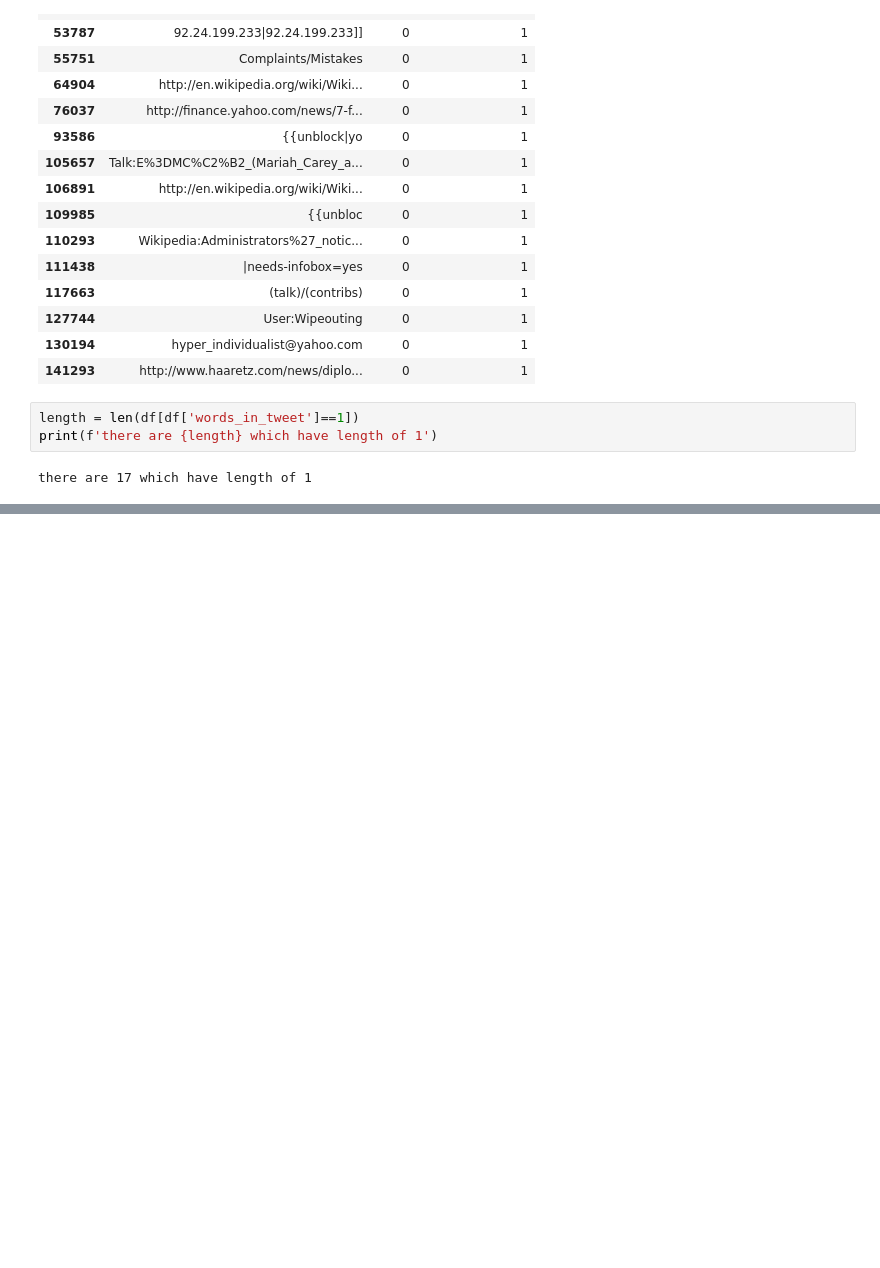
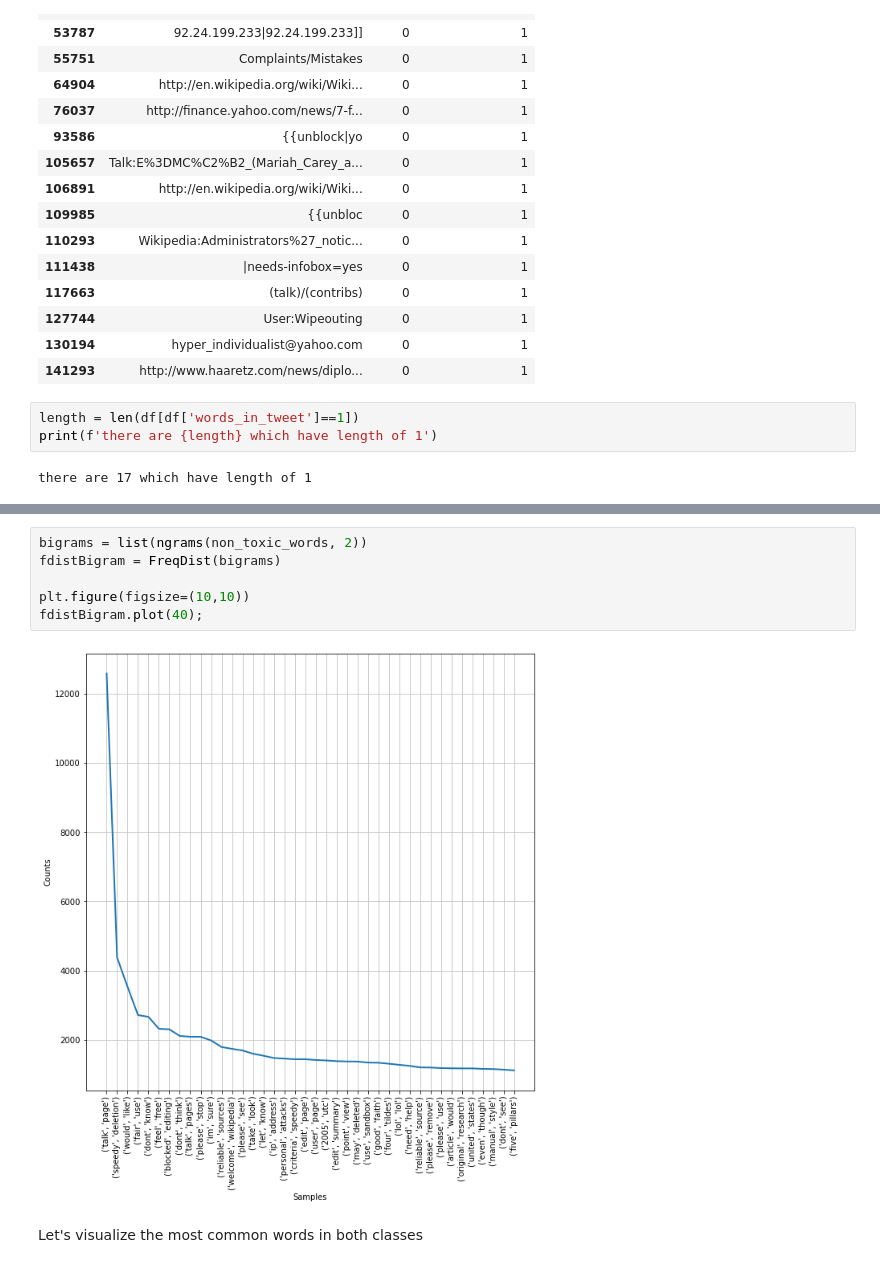
Before and after one commit to danch22/toxic_tweets, a Jupyter notebook: toxic_comment.ipynb, the cells around one changed output, grey strips where cells are left out. Cells and saved outputs as stored; diff of their text form; blank space fills up the shorter version.

```diff
--- a/toxic_comment.ipynb
+++ b/toxic_comment.ipynb
@@ -161,0 +206,10 @@ these tweets mainly consist links or undivisible expressions
+# %%
+bigrams = list(ngrams(non_toxic_words, 2))
+fdistBigram = FreqDist(bigrams)
+
+plt.figure(figsize=(10,10))
+fdistBigram.plot(40);
+# %% [output]
+[figure, added]
+# %% [markdown]
+Let's visualize the most common words in both classes
```
Also changed, not shown: parts of 12 cells of this notebook.
